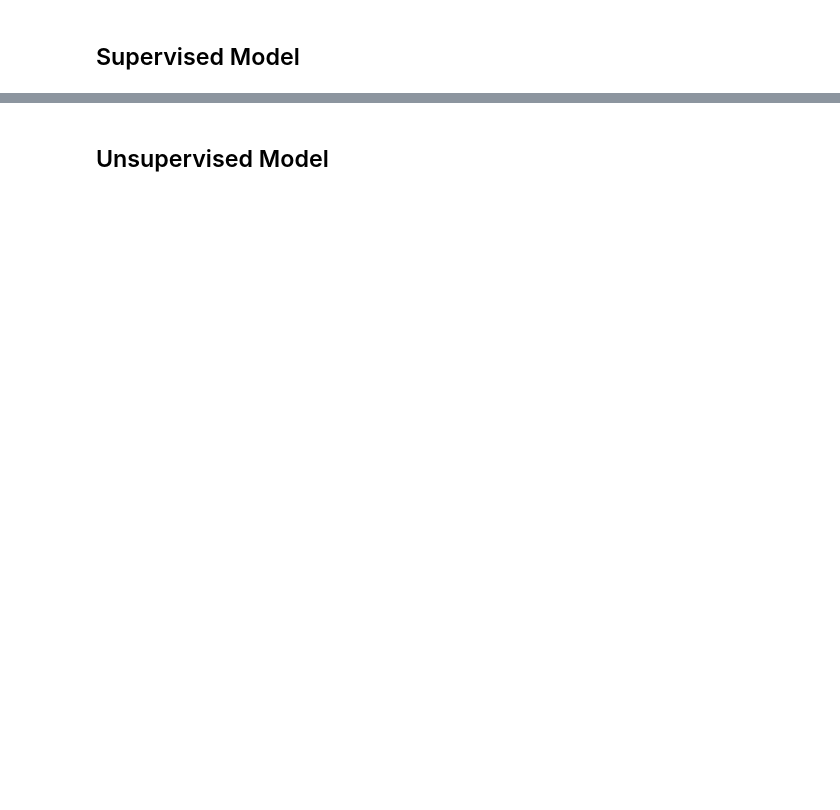
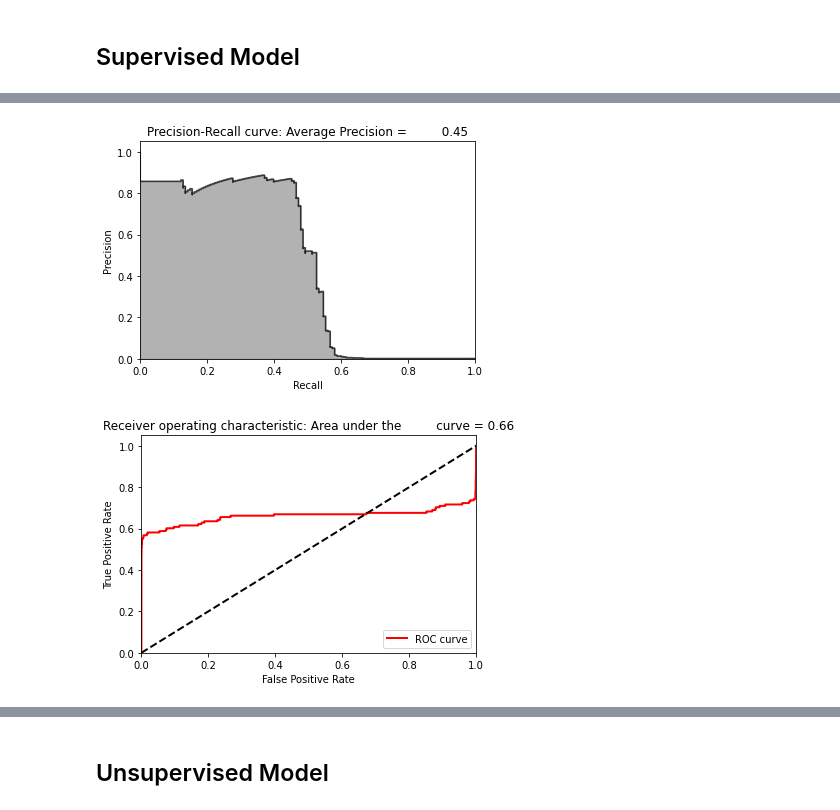
Before and after one commit to zjzsu2000/CMPE297_Sec49AdvanceDL, a Jupyter notebook: Assignment_1/Assignment_1_ Part_2/semi_supervised_learning.ipynb, the cells around one changed output, grey strips where cells are left out. Drawn from its saved outputs; the diff is of its cells as text; code cells hidden in the pictures; blank space fills up the shorter version.

```diff
--- a/Assignment_1/Assignment_1_ Part_2/semi_supervised_learning.ipynb
+++ b/Assignment_1/Assignment_1_ Part_2/semi_supervised_learning.ipynb
@@ -236,7 +325,9 @@ preds, average_precision = plotResults(y_train,
 # %%
-predictions = pd.Series(data=gbm.predict(X_test,
-                num_iteration=gbm.best_iteration), index=X_test.index)
-preds, average_precision = plotResults(y_test, predictions, True)
+predictions = pd.Series(data=gbm.predict(X_test, num_iteration=gbm.best_iteration), index=X_test.index)
+preds, average_precision = plot_results(y_test, predictions, True)
+# %% [output]
+[figure, added]
+[figure, added]
 # %%
 preds, precision = precisionAnalysis(preds, "anomalyScore", 0.75)
 print(f'Precision at 75% recall {round(precision,4)}')
```
Also changed, not shown: parts of 66 cells of this notebook.
